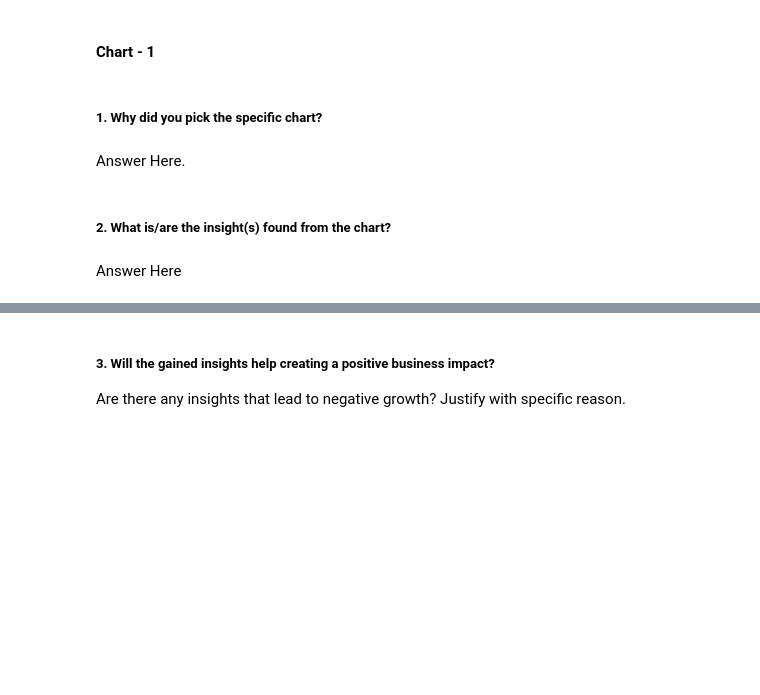
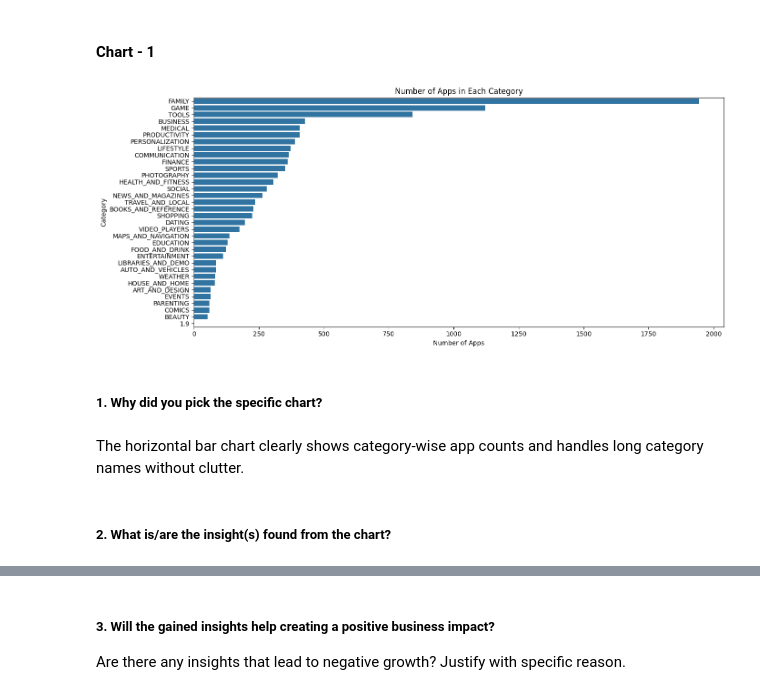
Before and after one commit to manojDOX/Play-Store-App-Review-Analysis-EDA, a Jupyter notebook: Play_Store_App_Review_Analysis_EDA.ipynb, the cells around one changed output, grey strips where cells are left out. Cells and saved outputs as stored; diff of their text form; code cells hidden in the pictures; blank space fills up the shorter version.

```diff
--- a/Play_Store_App_Review_Analysis_EDA.ipynb
+++ b/Play_Store_App_Review_Analysis_EDA.ipynb
@@ -846,8 +866,16 @@ Answer Here.
+# %%
+plt.figure(figsize=(14,6))
+sns.countplot(y='Category', data=data_playstore, order=data_playstore['Category'].value_counts().index)
+plt.title('Number of Apps in Each Category')
+plt.xlabel('Number of Apps')
+plt.ylabel('Category')
+plt.tight_layout()
+plt.show()
+# %% [output]
+[figure, added]
 # %% [markdown]
 ##### 1. Why did you pick the specific chart?
-# %% [markdown]
-Answer Here.
+# %% [markdown]
+The horizontal bar chart clearly shows category-wise app counts and handles long category names without clutter.
 # %% [markdown]
 ##### 2. What is/are the insight(s) found from the chart?
-# %% [markdown]
-Answer Here
```
Also changed, not shown: parts of 77 cells of this notebook.
